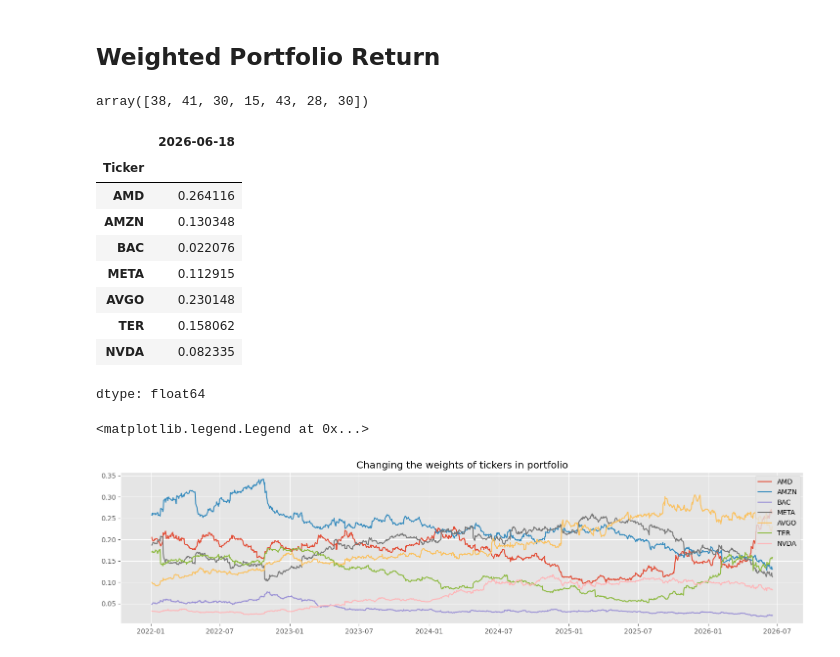
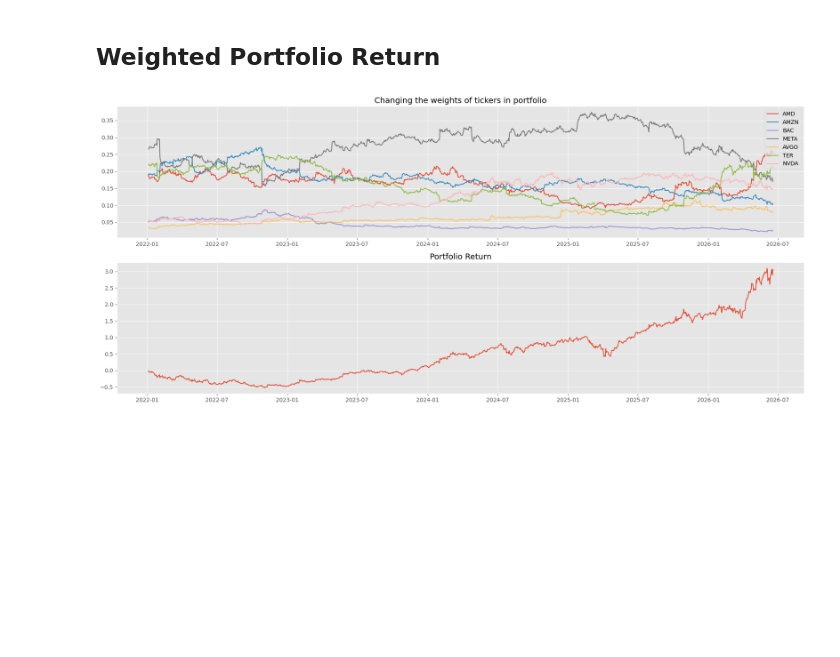
Before and after one commit to fadeeva/portfoli_o_o_ptimisation, a Jupyter notebook: Step_02__Classical_Markowitz _Optimization.ipynb, the cells around one changed output. Cells and saved outputs as stored; diff of their text form; code cells hidden in the pictures; blank space fills up the shorter version.

Commit message:
weighted portfolio return

```diff
--- a/Step_02__Classical_Markowitz _Optimization.ipynb
+++ b/Step_02__Classical_Markowitz _Optimization.ipynb
@@ -37,31 +37,27 @@ df.head()
 # %% [markdown]
 ## Weighted Portfolio Return
-# %%
-amounts = rng.integers(low=10, high=50, size=len(tickers))
-amounts
-# %% [output]
-array([38, 41, 30, 15, 43, 28, 30])
 # %%
+amounts = rng.integers(low=10, high=50, size=len(tickers))
+
+returns = df[[ticker+'_simp_ret' for ticker in tickers]]
+returns.columns = tickers
+
 position = df[tickers] * amounts
 weights = position.div(position.sum(axis=1), axis=0)
-weights.iloc[-1]
+
+
+portfolio_returns = (weights * returns).sum(axis=1)
+portfolio_cummulative = (1 + portfolio_returns).cumprod() - 1
-# %% [output]
-|  | 2026-06-18 |
-| Ticker |  |
-| AMD | 0.264116 |
-| AMZN | 0.130348 |
-| BAC | 0.022076 |
-| META | 0.112915 |
-| AVGO | 0.230148 |
-| TER | 0.158062 |
-| NVDA | 0.082335 |
-dtype: float64
 # %%
-plt.figure(figsize=(18, 4))
+fig, axs = plt.subplots(2, 1, figsize=(18, 8))
 
-plt.plot(weights, label=tickers)
-plt.title('Changing the weights of tickers in portfolio')
-plt.legend()
+axs[0].plot(weights, label=tickers)
+axs[0].set_title('Changing the weights of tickers in portfolio')
+axs[0].legend()
+
+axs[1].plot(portfolio_cummulative)
+axs[1].set_title('Portfolio Return')
+
+plt.tight_layout()
 # %% [output]
-<matplotlib.legend.Legend at 0x...>
-[figure, old version]
+[figure, new version]
```
Also changed, not shown: parts of 1 cell of this notebook.
